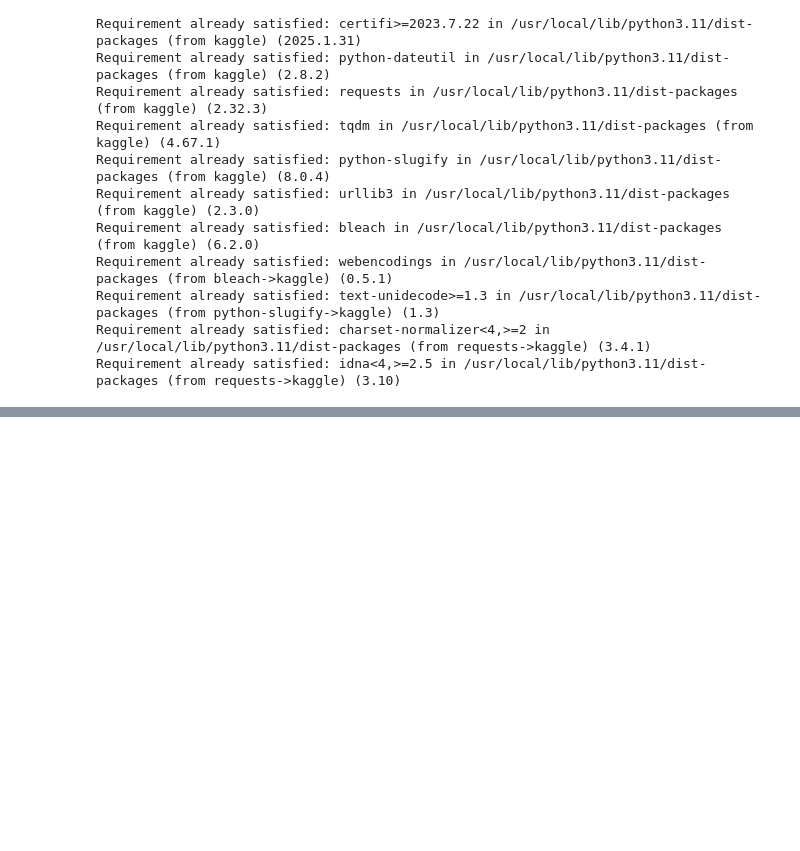
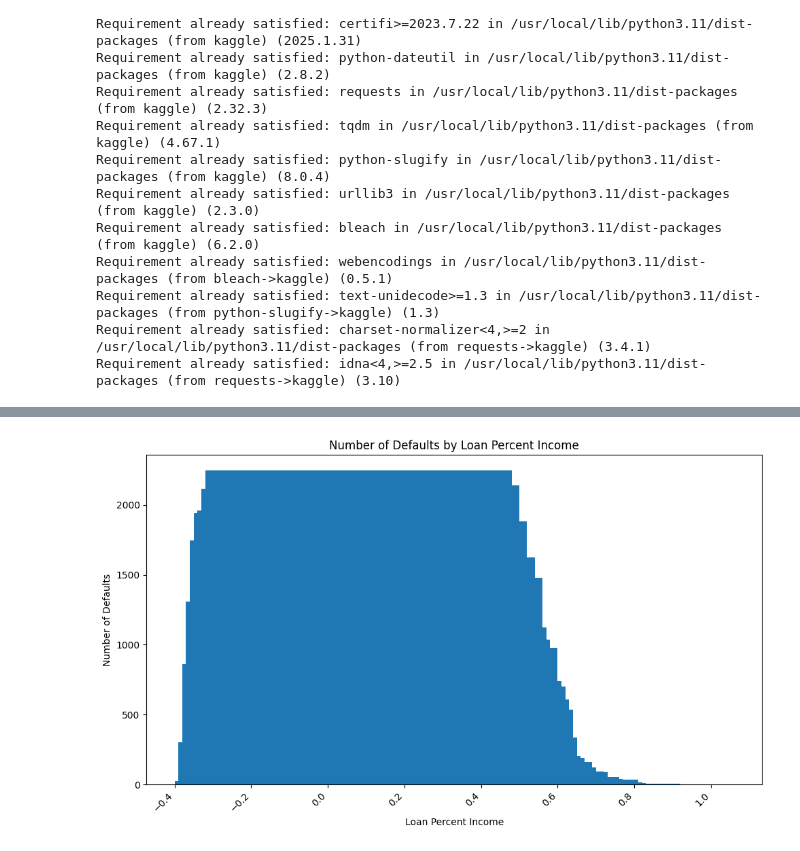
Before and after one commit to Number1MarsMan/googleColabProjects, a Jupyter notebook: Engineering-Ethan.ipynb, the cells around one changed output, grey strips where cells are left out. Drawn from its saved outputs; the diff is of its cells as text; code cells hidden in the pictures; blank space fills up the shorter version.

```diff
--- a/Engineering-Ethan.ipynb
+++ b/Engineering-Ethan.ipynb
@@ -50,3 +50,25 @@ array([[22.0, 'female', 'Master', ..., 561, 'No', 1],
        [33.0, 'male', 'Associate', ..., 668, 'No', 1],
        [29.0, 'male', 'Bachelor', ..., 604, 'No', 1],
        [24.0, 'male', 'High School', ..., 628, 'No', 1]], dtype=object)
+# %%
+# prompt: I want to make a bar graph plotting the number of people who default, which is loan_status = 0, for a range of loan_percent_income
+
+import matplotlib.pyplot as plt
+
+# Group by loan_percent_income and count defaults
+defaults_by_income = data.groupby('loan_percent_income')['loan_status'].apply(lambda x: (x == 0).sum()).reset_index()
+
+# Rename the columns for clarity
+defaults_by_income.columns = ['loan_percent_income', 'default_count']
+
+# Create the bar plot
+plt.figure(figsize=(10, 6))
+plt.bar(defaults_by_income['loan_percent_income'], defaults_by_income['default_count'])
+plt.xlabel('Loan Percent Income')
+plt.ylabel('Number of Defaults')
+plt.title('Number of Defaults by Loan Percent Income')
+plt.xticks(rotation=45, ha='right') # Rotate x-axis labels for better readability
+plt.tight_layout() # Adjust layout to prevent labels from overlapping
+plt.show()
+# %% [output]
+[figure, added]
```
Also changed, not shown: parts of 2 cells of this notebook.
